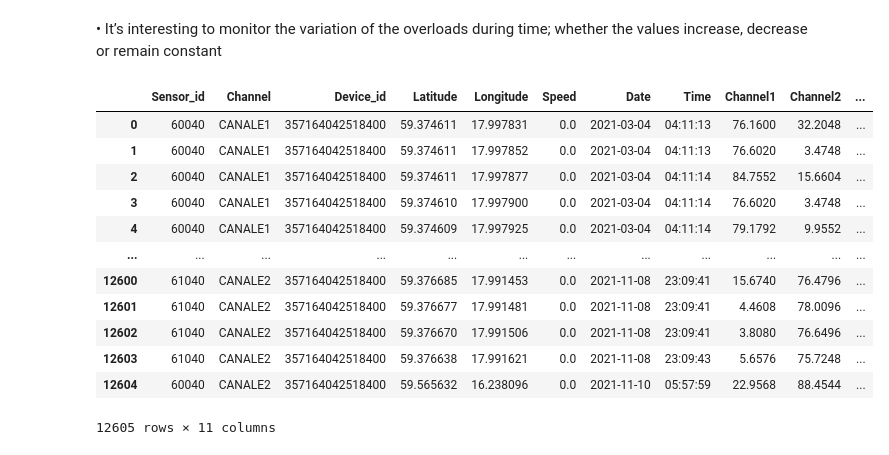
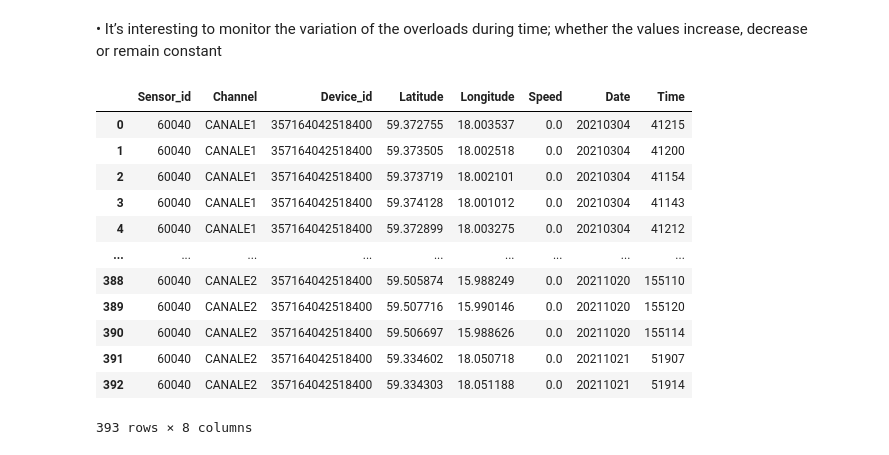
Before and after one commit to OmidSa75/Data_scinece-Smartset-overloads-PoliMI, a Jupyter notebook: main.ipynb, the cells around one changed output. Drawn from its saved outputs; the diff is of its cells as text; code cells hidden in the pictures.

Commit message:
♻️ add to read csv

```diff
--- a/main.ipynb
+++ b/main.ipynb
@@ -159,19 +159,22 @@ df1
 It’s interesting to monitor the variation of the overloads during time; whether the values
 increase, decrease or remain constant
 # %%
-df1['']
+
+df2 = pd.read_csv('357164042518400_THs.csv', delimiter=';', names=["Sensor_id", "Channel", "Device_id", "Latitude",
+                                                                   "Longitude", "Speed", "Date", "Time"], skiprows=lambda x: x % 2 != 0)
+df2
 # %% [output]
-|  | Sensor_id | Channel | Device_id | Latitude | Longitude | Speed | Date | Time | Channel1 | Channel2 | ... |
-| 0 | 60040 | CANALE1 | 357164042518400 | 59.374611 | 17.997831 | 0.0 | 2021-03-04 | 04:11:13 | 76.1600 | 32.2048 | ... |
-| 1 | 60040 | CANALE1 | 357164042518400 | 59.374611 | 17.997852 | 0.0 | 2021-03-04 | 04:11:13 | 76.6020 | 3.4748 | ... |
-| 2 | 60040 | CANALE1 | 357164042518400 | 59.374611 | 17.997877 | 0.0 | 2021-03-04 | 04:11:14 | 84.7552 | 15.6604 | ... |
-| 3 | 60040 | CANALE1 | 357164042518400 | 59.374610 | 17.997900 | 0.0 | 2021-03-04 | 04:11:14 | 76.6020 | 3.4748 | ... |
-| 4 | 60040 | CANALE1 | 357164042518400 | 59.374609 | 17.997925 | 0.0 | 2021-03-04 | 04:11:14 | 79.1792 | 9.9552 | ... |
-| ... | ... | ... | ... | ... | ... | ... | ... | ... | ... | ... | ... |
-| 12600 | 61040 | CANALE2 | 357164042518400 | 59.376685 | 17.991453 | 0.0 | 2021-11-08 | 23:09:41 | 15.6740 | 76.4796 | ... |
-| 12601 | 61040 | CANALE2 | 357164042518400 | 59.376677 | 17.991481 | 0.0 | 2021-11-08 | 23:09:41 | 4.4608 | 78.0096 | ... |
-| 12602 | 61040 | CANALE2 | 357164042518400 | 59.376670 | 17.991506 | 0.0 | 2021-11-08 | 23:09:41 | 3.8080 | 76.6496 | ... |
-| 12603 | 61040 | CANALE2 | 357164042518400 | 59.376638 | 17.991621 | 0.0 | 2021-11-08 | 23:09:43 | 5.6576 | 75.7248 | ... |
-| 12604 | 60040 | CANALE2 | 357164042518400 | 59.565632 | 16.238096 | 0.0 | 2021-11-10 | 05:57:59 | 22.9568 | 88.4544 | ... |
+|  | Sensor_id | Channel | Device_id | Latitude | Longitude | Speed | Date | Time |
+| 0 | 60040 | CANALE1 | 357164042518400 | 59.372755 | 18.003537 | 0.0 | 20210304 | 41215 |
+| 1 | 60040 | CANALE1 | 357164042518400 | 59.373505 | 18.002518 | 0.0 | 20210304 | 41200 |
+| 2 | 60040 | CANALE1 | 357164042518400 | 59.373719 | 18.002101 | 0.0 | 20210304 | 41154 |
+| 3 | 60040 | CANALE1 | 357164042518400 | 59.374128 | 18.001012 | 0.0 | 20210304 | 41143 |
+| 4 | 60040 | CANALE1 | 357164042518400 | 59.372899 | 18.003275 | 0.0 | 20210304 | 41212 |
+| ... | ... | ... | ... | ... | ... | ... | ... | ... |
+| 388 | 60040 | CANALE2 | 357164042518400 | 59.505874 | 15.988249 | 0.0 | 20211020 | 155110 |
+| 389 | 60040 | CANALE2 | 357164042518400 | 59.507716 | 15.990146 | 0.0 | 20211020 | 155120 |
+| 390 | 60040 | CANALE2 | 357164042518400 | 59.506697 | 15.988626 | 0.0 | 20211020 | 155114 |
+| 391 | 60040 | CANALE2 | 357164042518400 | 59.334602 | 18.050718 | 0.0 | 20211021 | 51907 |
+| 392 | 60040 | CANALE2 | 357164042518400 | 59.334303 | 18.051188 | 0.0 | 20211021 | 51914 |
-12605 rows × 11 columns
+393 rows × 8 columns
 # %%
```
Also changed, not shown: parts of 1 cell of this notebook.
